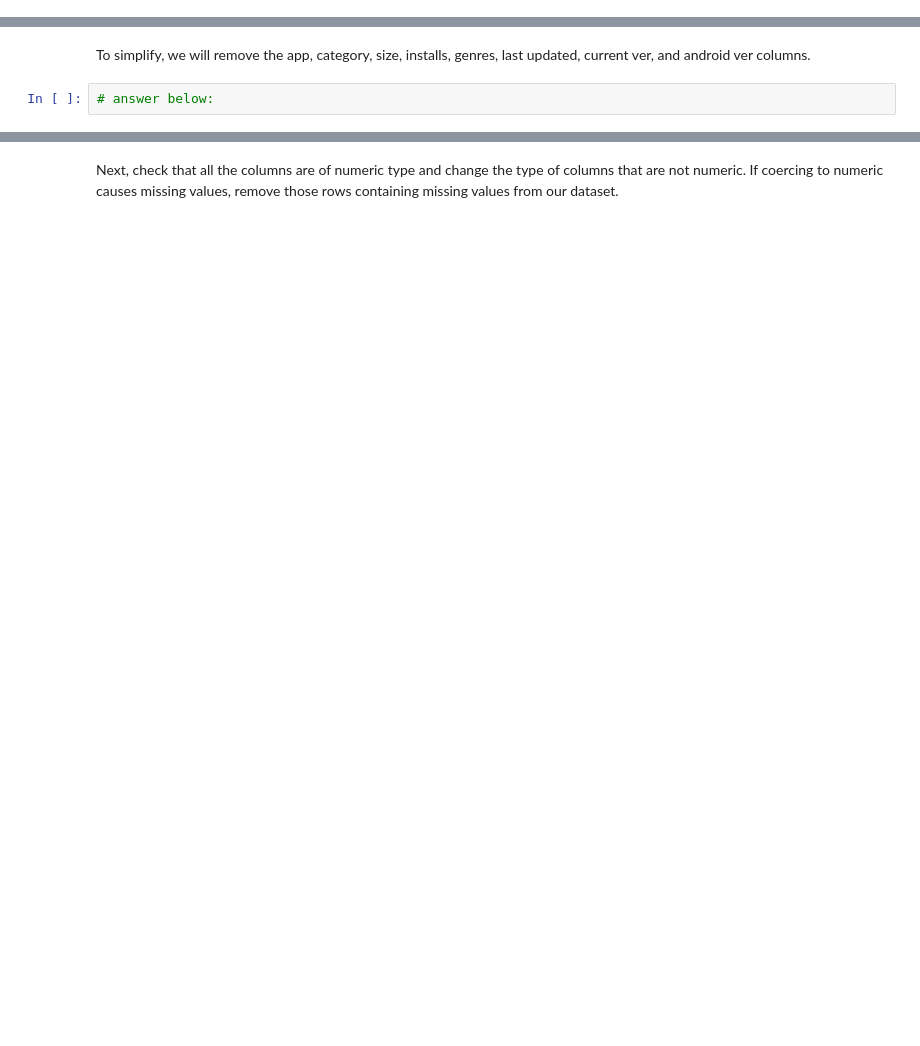
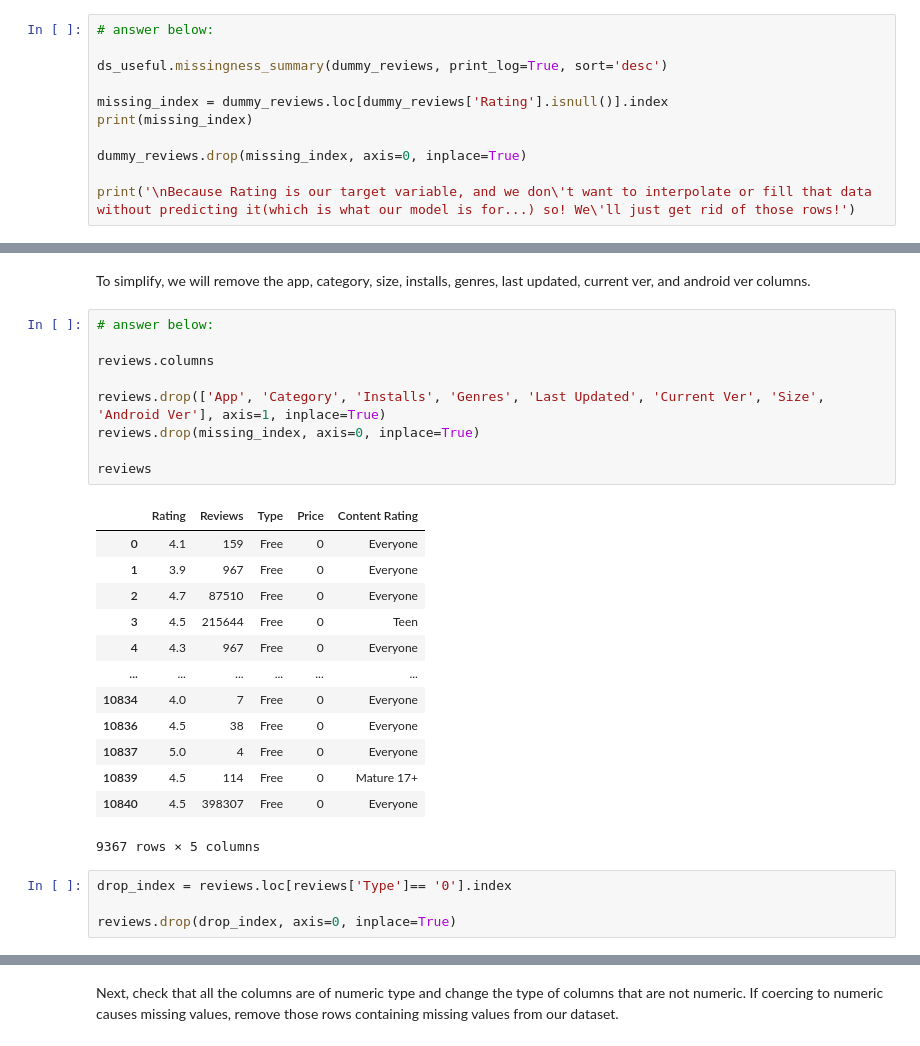
Before and after one commit to thinkful-dsi-cassowary/dsi3_student_pair_work, a Jupyter notebook: Coby/27_01_Day_27_Lecture_1_Assignment.ipynb, the cells around one changed output, grey strips where cells are left out. Saved outputs shown, nothing was run; the diff lists cells and outputs as text; blank space fills up the shorter version.

```diff
--- a/Coby/27_01_Day_27_Lecture_1_Assignment.ipynb
+++ b/Coby/27_01_Day_27_Lecture_1_Assignment.ipynb
@@ -31,0 +55,11 @@ Next, check for missing values and remove all rows containing missing values
+# %%
+# answer below:
+
+ds_useful.missingness_summary(dummy_reviews, print_log=True, sort='desc')
+
+missing_index = dummy_reviews.loc[dummy_reviews['Rating'].isnull()].index
+print(missing_index)
+
+dummy_reviews.drop(missing_index, axis=0, inplace=True)
+
+print('\nBecause Rating is our target variable, and we don\'t want to interpolate or fill that data without predicting it(which is what our model is for...) so! We\'ll just get rid of those rows!')
@@ -32,4 +87,29 @@ Next, check for missing values and remove all rows containing missing values
 # %% [markdown]
 To simplify, we will remove the app, category, size, installs, genres, last updated, current ver, and android ver columns.
-# %%
-# answer below:
+# %%
+# answer below:
+
+reviews.columns
+
+reviews.drop(['App', 'Category', 'Installs', 'Genres', 'Last Updated', 'Current Ver', 'Size', 'Android Ver'], axis=1, inplace=True)
+reviews.drop(missing_index, axis=0, inplace=True)
+
+reviews
+# %% [output]
+|  | Rating | Reviews | Type | Price | Content Rating |
+| 0 | 4.1 | 159 | Free | 0 | Everyone |
+| 1 | 3.9 | 967 | Free | 0 | Everyone |
+| 2 | 4.7 | 87510 | Free | 0 | Everyone |
+| 3 | 4.5 | 215644 | Free | 0 | Teen |
+| 4 | 4.3 | 967 | Free | 0 | Everyone |
+| ... | ... | ... | ... | ... | ... |
+| 10834 | 4.0 | 7 | Free | 0 | Everyone |
+| 10836 | 4.5 | 38 | Free | 0 | Everyone |
+| 10837 | 5.0 | 4 | Free | 0 | Everyone |
+| 10839 | 4.5 | 114 | Free | 0 | Mature 17+ |
+| 10840 | 4.5 | 398307 | Free | 0 | Everyone |
+9367 rows × 5 columns
+# %%
+drop_index = reviews.loc[reviews['Type']== '0'].index
+
+reviews.drop(drop_index, axis=0, inplace=True)
```
Also changed, not shown: parts of 18 cells of this notebook.
